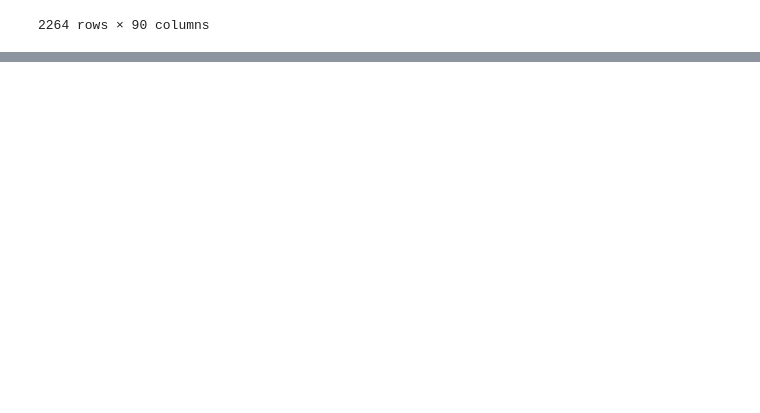
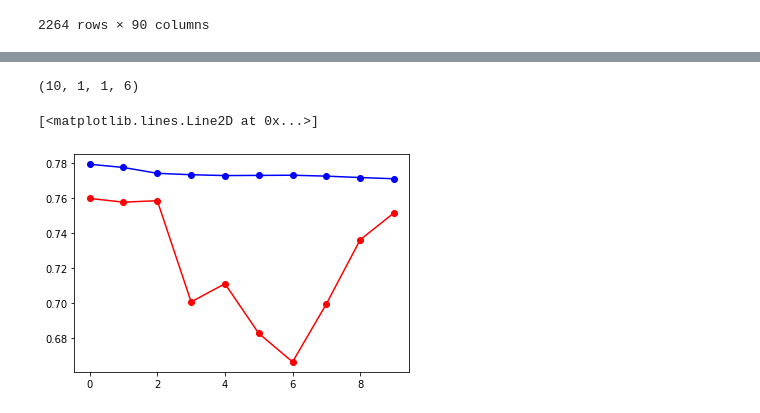
Before and after one commit to cylanokim/Data_Analysis, a Jupyter notebook: Kaggle_analysis/multivariate_LSTM.ipynb, the cells around one changed output, grey strips where cells are left out. Saved outputs shown, nothing was run; the diff lists cells and outputs as text; code cells hidden in the pictures; blank space fills up the shorter version.

```diff
--- a/Kaggle_analysis/multivariate_LSTM.ipynb
+++ b/Kaggle_analysis/multivariate_LSTM.ipynb
@@ -136,0 +217,4 @@ plt.legend()
+# %%
+init_y_data = np.array(init_y_data)
+init_y_data = init_y_data.reshape(1,1,6)
+init_y_data.shape
@@ -136,0 +223,19 @@ plt.legend()
+# %%
+x_data_prediction = [init_x_data]
+y_data_prediction = [init_y_data]
+
+for i in range(test_data.shape[0]-1):
+    temp_x_data = np.vstack((x_data_prediction[i][0][1:], y_data_prediction[i][0][0]))
+    temp_x_data = temp_x_data.reshape(1, test_size_num, 6)
+    x_data_prediction.append(temp_x_data)
+
+    y_pred_data_layer = []
+
+    for j in model_list:
+        y_pred_data = j.predict(temp_x_data)
+        y_pred_data_layer.append(y_pred_data)
+
+
+    y_pred_data_layer = np.array(y_pred_data_layer)
+    y_pred_data_layer = y_pred_data_layer.reshape(1,1,6)
+    y_data_prediction.append(y_pred_data_layer)
@@ -136,0 +260,13 @@ plt.legend()
+# %%
+y_data_prediction_array = np.array(y_data_prediction)
+y_data_prediction_array.shape
+# %% [output]
+(10, 1, 1, 6)
+# %%
+y_prediction_final = y_data_prediction_array[:,0,0,0]
+# %%
+plt.plot(y_prediction_final, 'bo-')
+plt.plot(test_list[0], 'ro-')
+# %% [output]
+[<matplotlib.lines.Line2D at 0x...>]
+[figure, added]
```
Also changed, not shown: parts of 15 cells of this notebook.
